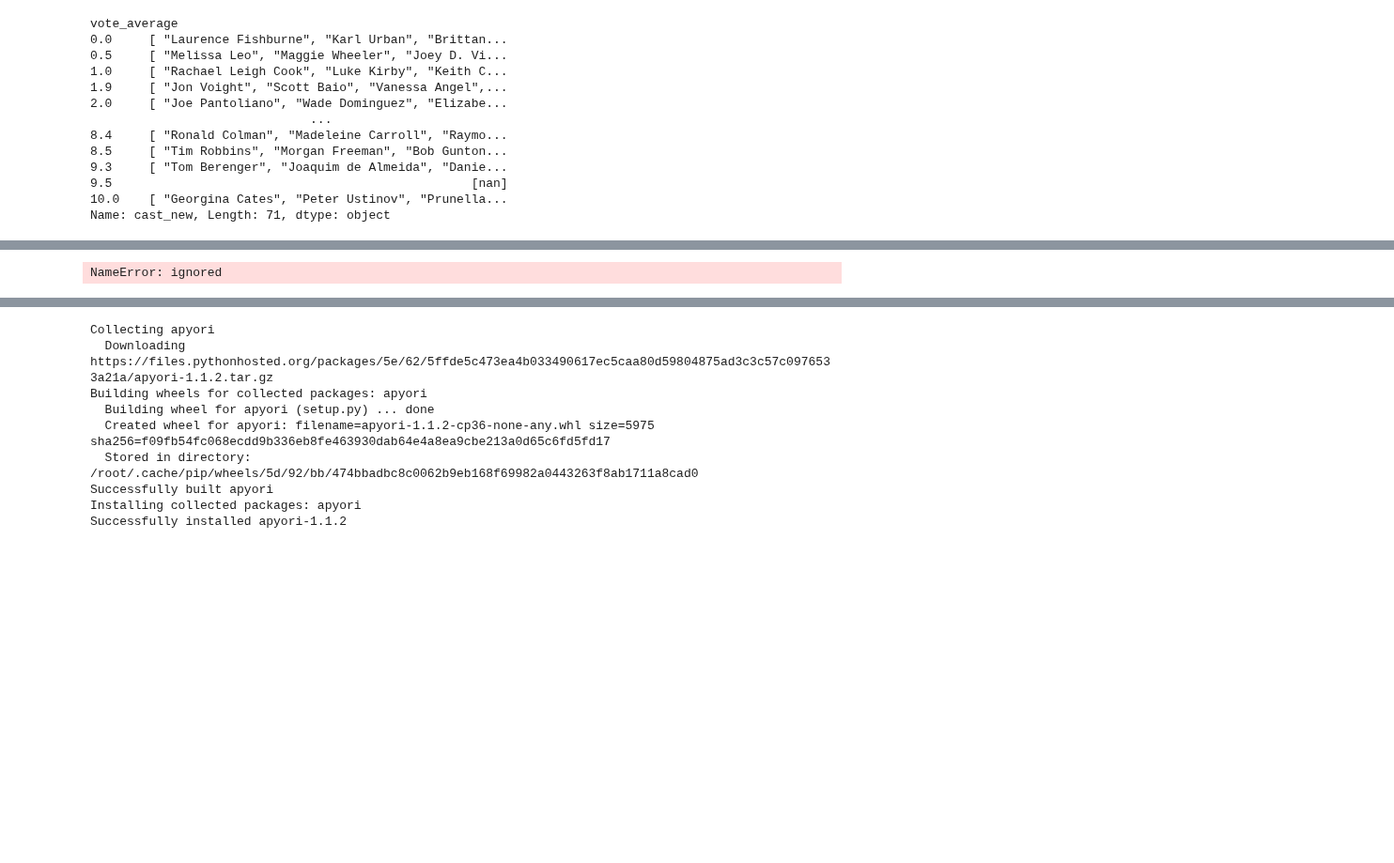
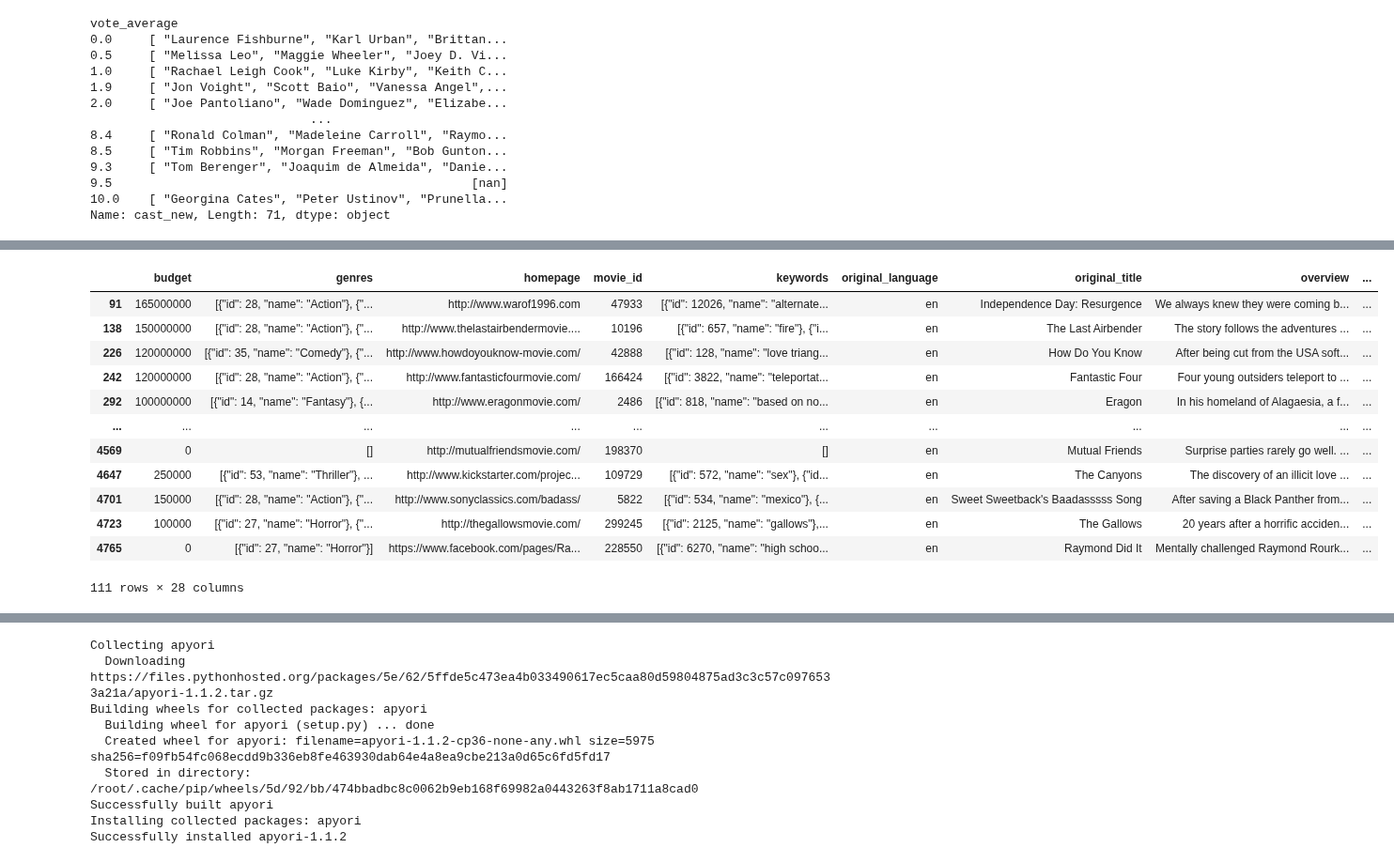
Before and after one commit to paweenatoei/KKU_data_mining, a Jupyter notebook: Project.ipynb, the cells around one changed output, grey strips where cells are left out. Shown at 94% size. Cells and saved outputs as stored; diff of their text form; code cells hidden in the pictures; blank space fills up the shorter version.

```diff
--- a/Project.ipynb
+++ b/Project.ipynb
@@ -174,9 +186,21 @@ Name: cast_new, Length: 71, dtype: object
 # %%
-table2 = merge_tb_pd[merge_tb_pd['vote_average']<= 5]
+table2 = merge_tb_dp[merge_tb_dp['vote_average']<= 5]
 table2
 #หาชื่อหนังที่มีคะแนนโหวตน้อยว่าหรือเท่ากับ5
 # %% [output]
+|  | budget | genres | homepage | movie_id | keywords | original_language | original_title | overview | ... |
+| 91 | 165000000 | [{"id": 28, "name": "Action"}, {"... | http://www.warof1996.com | 47933 | [{"id": 12026, "name": "alternate... | en | Independence Day: Resurgence | We always knew they were coming b... | ... |
+| 138 | 150000000 | [{"id": 28, "name": "Action"}, {"... | http://www.thelastairbendermovie.... | 10196 | [{"id": 657, "name": "fire"}, {"i... | en | The Last Airbender | The story follows the adventures ... | ... |
+| 226 | 120000000 | [{"id": 35, "name": "Comedy"}, {"... | http://www.howdoyouknow-movie.com/ | 42888 | [{"id": 128, "name": "love triang... | en | How Do You Know | After being cut from the USA soft... | ... |
+| 242 | 120000000 | [{"id": 28, "name": "Action"}, {"... | http://www.fantasticfourmovie.com/ | 166424 | [{"id": 3822, "name": "teleportat... | en | Fantastic Four | Four young outsiders teleport to ... | ... |
+| 292 | 100000000 | [{"id": 14, "name": "Fantasy"}, {... | http://www.eragonmovie.com/ | 2486 | [{"id": 818, "name": "based on no... | en | Eragon | In his homeland of Alagaesia, a f... | ... |
+| ... | ... | ... | ... | ... | ... | ... | ... | ... | ... |
+| 4569 | 0 | [] | http://mutualfriendsmovie.com/ | 198370 | [] | en | Mutual Friends | Surprise parties rarely go well. ... | ... |
+| 4647 | 250000 | [{"id": 53, "name": "Thriller"}, ... | http://www.kickstarter.com/projec... | 109729 | [{"id": 572, "name": "sex"}, {"id... | en | The Canyons | The discovery of an illicit love ... | ... |
+| 4701 | 150000 | [{"id": 28, "name": "Action"}, {"... | http://www.sonyclassics.com/badass/ | 5822 | [{"id": 534, "name": "mexico"}, {... | en | Sweet Sweetback's Baadasssss Song | After saving a Black Panther from... | ... |
+| 4723 | 100000 | [{"id": 27, "name": "Horror"}, {"... | http://thegallowsmovie.com/ | 299245 | [{"id": 2125, "name": "gallows"},... | en | The Gallows | 20 years after a horrific acciden... | ... |
+| 4765 | 0 | [{"id": 27, "name": "Horror"}] | https://www.facebook.com/pages/Ra... | 228550 | [{"id": 6270, "name": "high schoo... | en | Raymond Did It | Mentally challenged Raymond Rourk... | ... |
-NameError: ignored
+111 rows × 28 columns
 # %%
 table3 = merge_tb_dp[merge_tb_dp['vote_average']> 5]
 table3
```
Also changed, not shown: parts of 4 cells of this notebook.
